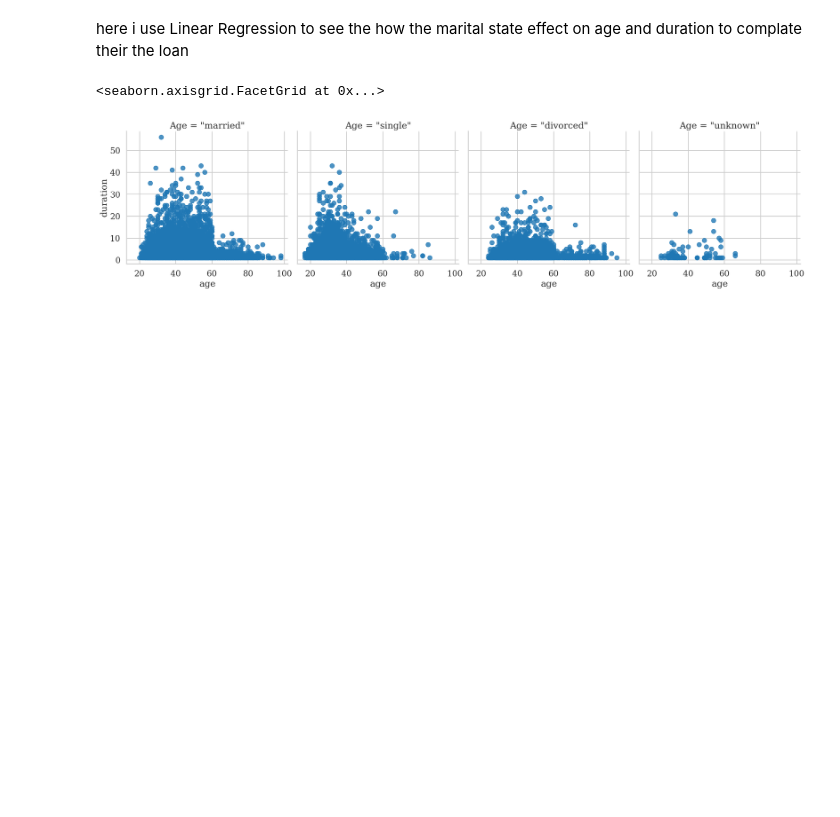
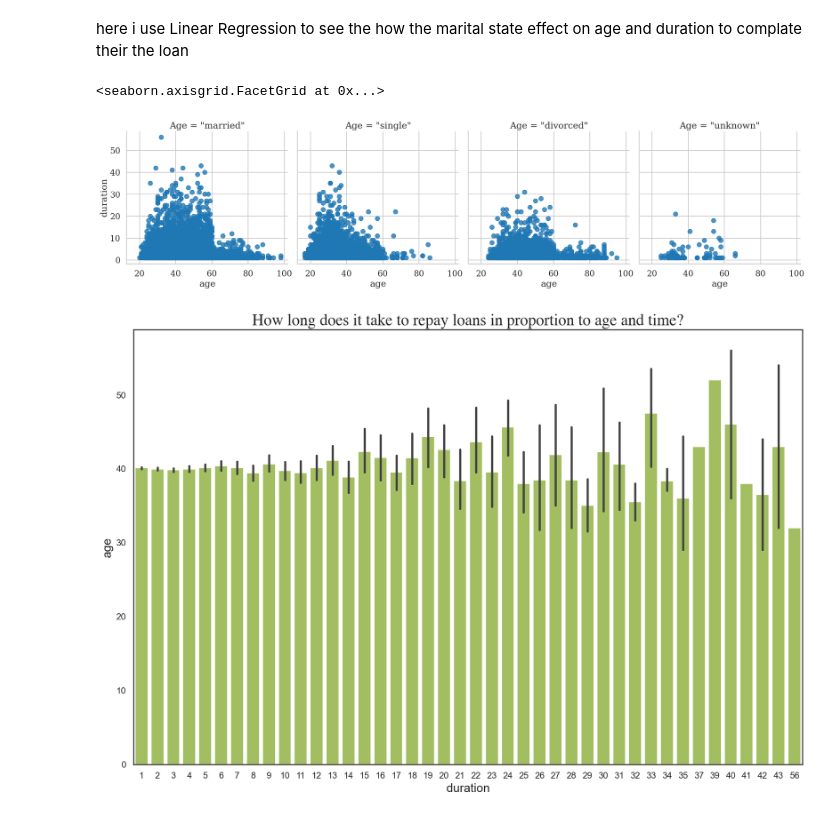
Before and after one commit to rehaf-r/Rehaf-s-project, a Jupyter notebook: Analysis of the BANK Marketing.ipynb, the cells around one changed output. Drawn from its saved outputs; the diff is of its cells as text; code cells hidden in the pictures; blank space fills up the shorter version.

```diff
--- a/Analysis of the BANK Marketing.ipynb
+++ b/Analysis of the BANK Marketing.ipynb
@@ -173,3 +208,18 @@ sns.lmplot(x="age", y="duration", col="Age", fit_reg=False,
 # %% [output]
 <seaborn.axisgrid.FacetGrid at 0x...>
 [figure]
+# %%
+y = bankset.age
+x = bankset.duration
+
+plt.figure(figsize=(15,10))
+sns.set_theme(context='notebook', style='white')
+
+plt.xlabel('Stations',size = 15)
+plt.ylabel('Number of Exits', size = 15)
+
+plt.title("How long does it take to repay loans in proportion to age and time?", size=20, family='Times')
+
+sns.barplot(x,y,color='#aacE50');
+# %% [output]
+[figure, added]
```
Also changed, not shown: parts of 9 cells of this notebook.
